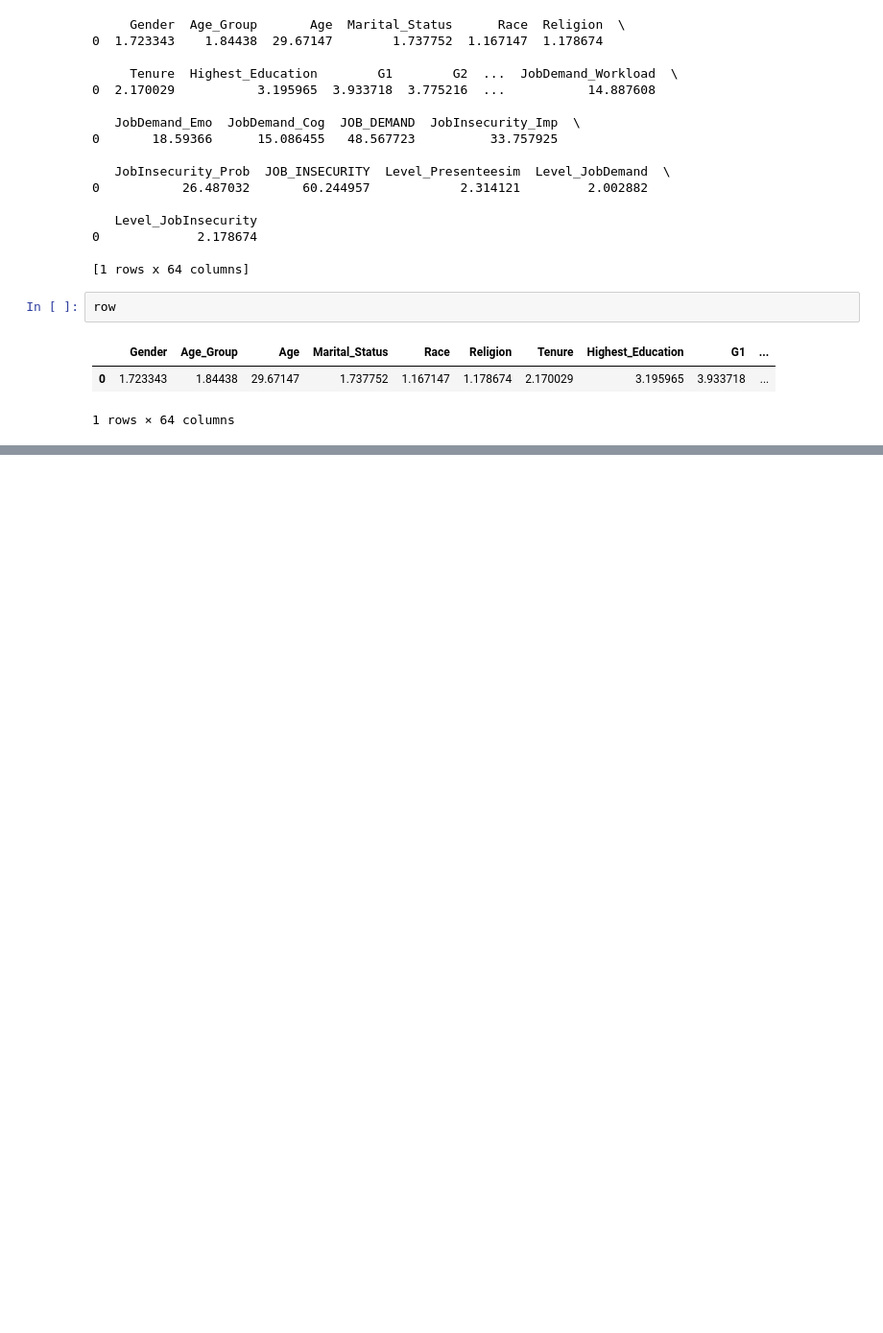
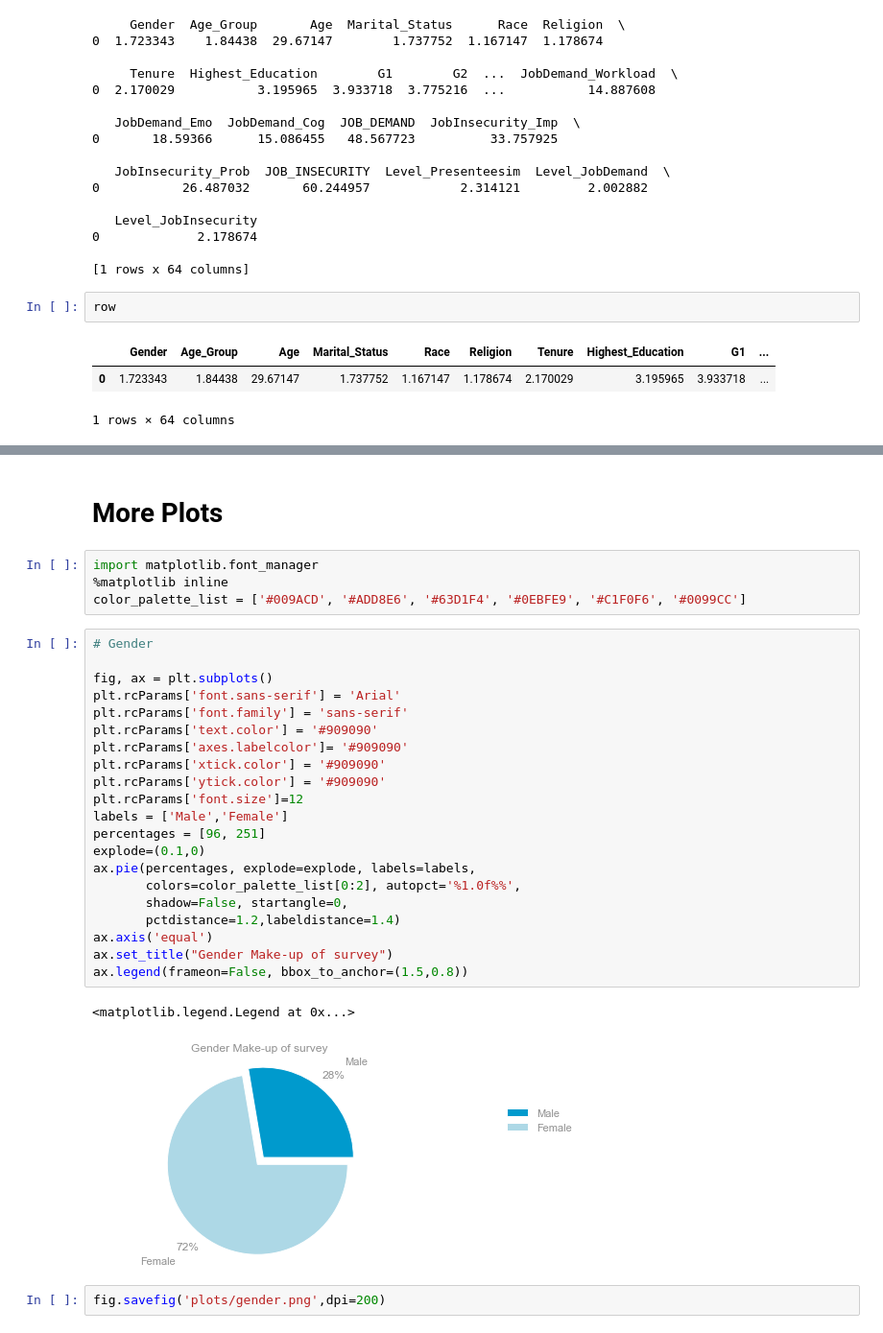
Before and after one commit to CmdrSam/Presenteeism, a Jupyter notebook: Data Visualisation.ipynb, the cells around one changed output, grey strips where cells are left out. Shown at 96% size. Drawn from its saved outputs; the diff is of its cells as text; blank space fills up the shorter version.

Commit message:
Added basic plots

```diff
--- a/Data Visualisation.ipynb
+++ b/Data Visualisation.ipynb
@@ -332,0 +351,32 @@ ValueError: X has 64 features per sample; expecting 63
+# %% [markdown]
+# More Plots
+# %%
+import matplotlib.font_manager
+%matplotlib inline
+color_palette_list = ['#009ACD', '#ADD8E6', '#63D1F4', '#0EBFE9', '#C1F0F6', '#0099CC']
+# %%
+# Gender
+
+fig, ax = plt.subplots()
+plt.rcParams['font.sans-serif'] = 'Arial'
+plt.rcParams['font.family'] = 'sans-serif'
+plt.rcParams['text.color'] = '#909090'
+plt.rcParams['axes.labelcolor']= '#909090'
+plt.rcParams['xtick.color'] = '#909090'
+plt.rcParams['ytick.color'] = '#909090'
+plt.rcParams['font.size']=12
+labels = ['Male','Female']
+percentages = [96, 251]
+explode=(0.1,0)
+ax.pie(percentages, explode=explode, labels=labels,
+       colors=color_palette_list[0:2], autopct='%1.0f%%',
+       shadow=False, startangle=0,
+       pctdistance=1.2,labeldistance=1.4)
+ax.axis('equal')
+ax.set_title("Gender Make-up of survey")
+ax.legend(frameon=False, bbox_to_anchor=(1.5,0.8))
+# %% [output]
+<matplotlib.legend.Legend at 0x...>
+[figure, added]
+# %%
+fig.savefig('plots/gender.png',dpi=200)
```
Also changed, not shown: parts of 18 cells of this notebook, 7 other files.
